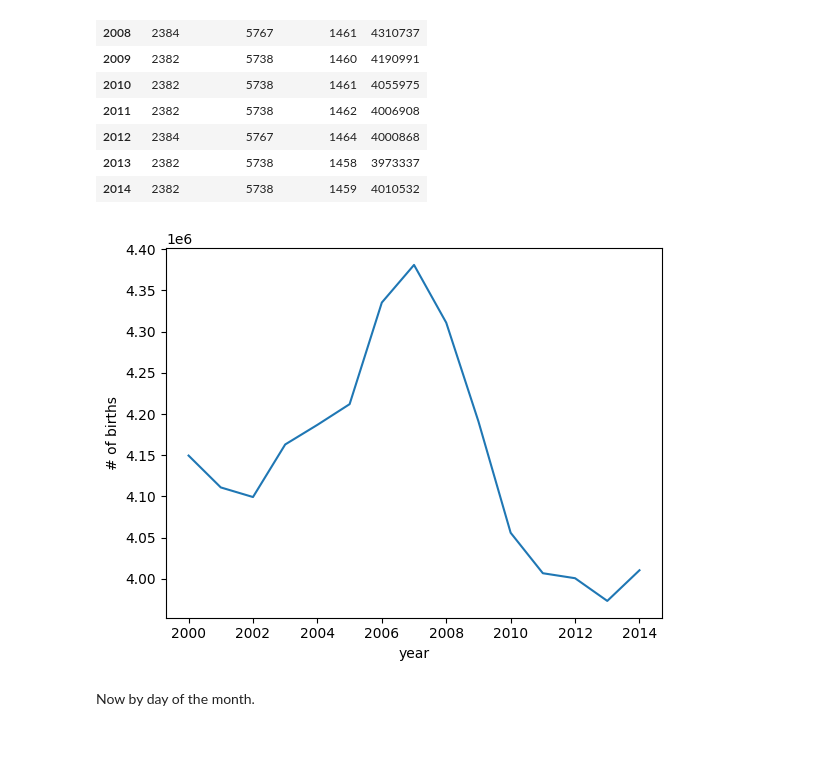
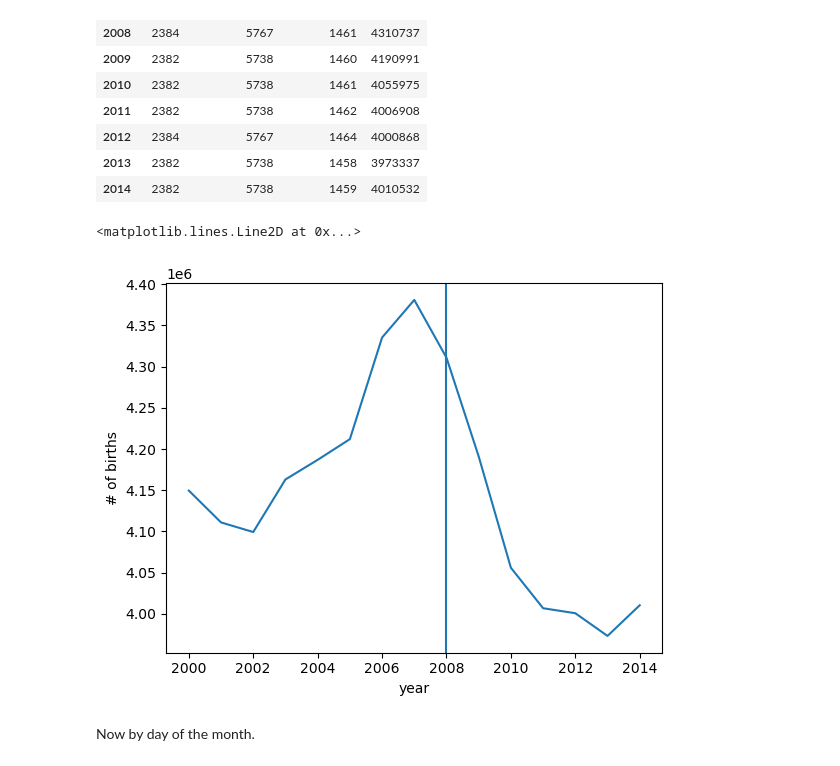
Before and after one commit to wrighj26/scicomp2_F25_wright, a Jupyter notebook: notebooks/Birth Data Exploration.ipynb, the cells around one changed output. Cells and saved outputs as stored; diff of their text form; code cells hidden in the pictures.

```diff
--- a/notebooks/Birth Data Exploration.ipynb
+++ b/notebooks/Birth Data Exploration.ipynb
@@ -126,11 +129,13 @@ year_grp.sum()
 # %%
 births_by_year = year_grp.sum()
 
 plt.plot(births_by_year.index, births_by_year.births)
 plt.ylabel('# of births')
-plt.xlabel('year');
+plt.xlabel('year')
+plt.axvline(2008)
 # %% [output]
+<matplotlib.lines.Line2D at 0x...>
-[figure, old version]
+[figure, new version]
 # %% [markdown]
 Now by day of the month.
 # %%
```
Also changed, not shown: parts of 4 cells of this notebook, 1 other file.
